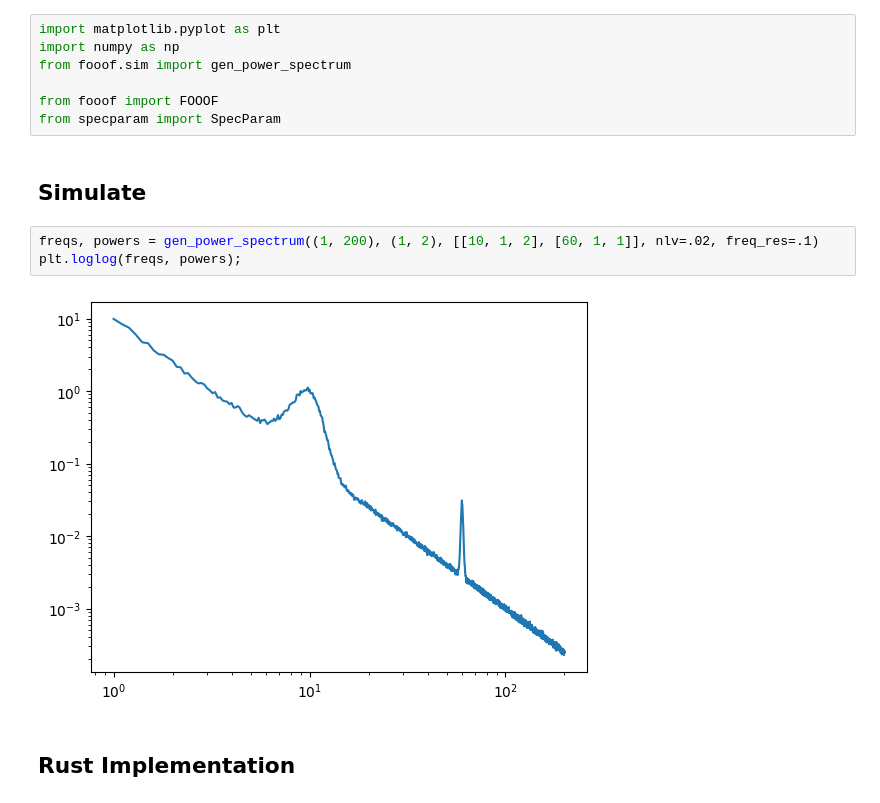
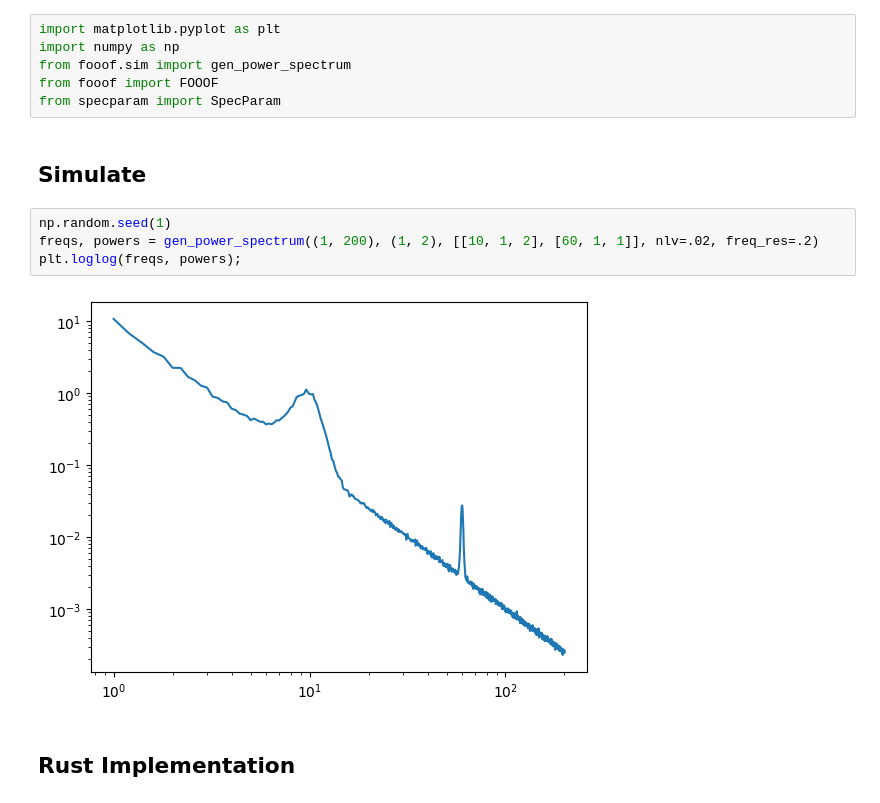
Before and after one commit to ryanhammonds/specparam-rs, a Jupyter notebook: examples/01_performance_test.ipynb, the cells around one changed output. Saved outputs shown, nothing was run; the diff lists cells and outputs as text.

```diff
--- a/examples/01_performance_test.ipynb
+++ b/examples/01_performance_test.ipynb
@@ -2,16 +2,16 @@
 import matplotlib.pyplot as plt
 import numpy as np
 from fooof.sim import gen_power_spectrum
-
 from fooof import FOOOF
 from specparam import SpecParam
 # %% [markdown]
 ## Simulate
 # %%
-freqs, powers = gen_power_spectrum((1, 200), (1, 2), [[10, 1, 2], [60, 1, 1]], nlv=.02, freq_res=.1)
+np.random.seed(1)
+freqs, powers = gen_power_spectrum((1, 200), (1, 2), [[10, 1, 2], [60, 1, 1]], nlv=.02, freq_res=.2)
 plt.loglog(freqs, powers);
 # %% [output]
-[figure, old version]
+[figure, new version]
 # %% [markdown]
 ## Rust Implementation
 # %%
```
Also changed, not shown: parts of 8 cells of this notebook.
